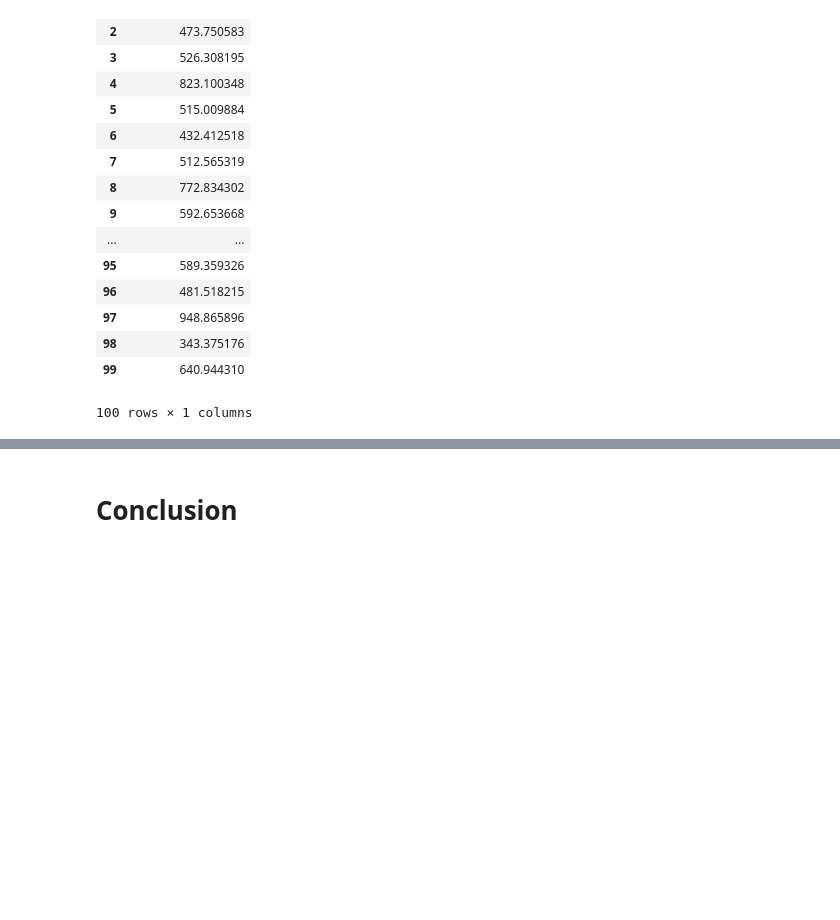
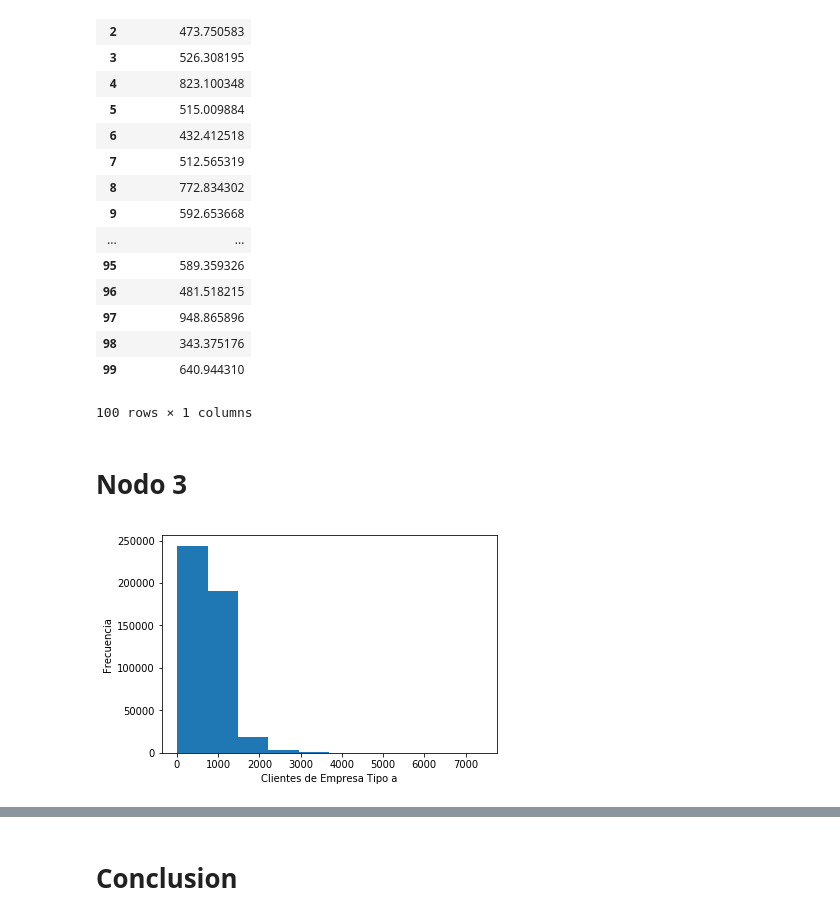
Before and after one commit to luisontaneda/Proyecto, a Jupyter notebook: Proyecto 2 Lontaneda Apreciado.ipynb, the cells around one changed output, grey strips where cells are left out. Saved outputs shown, nothing was run; the diff lists cells and outputs as text; code cells hidden in the pictures; blank space fills up the shorter version.

```diff
--- a/Proyecto 2 Lontaneda Apreciado.ipynb
+++ b/Proyecto 2 Lontaneda Apreciado.ipynb
@@ -29,9 +29,13 @@ dataa = data.loc[data.StoreType == "a"]
 
 salesa = dataa["Sales"]
 
+customersa = dataa["Customers"]
+
 datad = data.loc[data.StoreType == "d"]
 
 customersd = datad["Customers"]
+
+salesd = datad["Sales"]
 # %% [markdown]
 ### Utilizamos una función para poder calcular cual es la distribución que describe mejor los datos
 # %%
@@ -255,3 +259,13 @@ pd.DataFrame(k[0],columns = ["Predicción Clientes"])
 | 98 | 343.375176 |
 | 99 | 640.944310 |
 100 rows × 1 columns
+# %% [markdown]
+# Nodo 3
+# %%
+plt.hist(customersa)
+plt.xlabel("Clientes de Empresa Tipo a")
+plt.ylabel("Frecuencia")
+
+plt.show()
+# %% [output]
+[figure, added]
```
Also changed, not shown: parts of 17 cells of this notebook.
